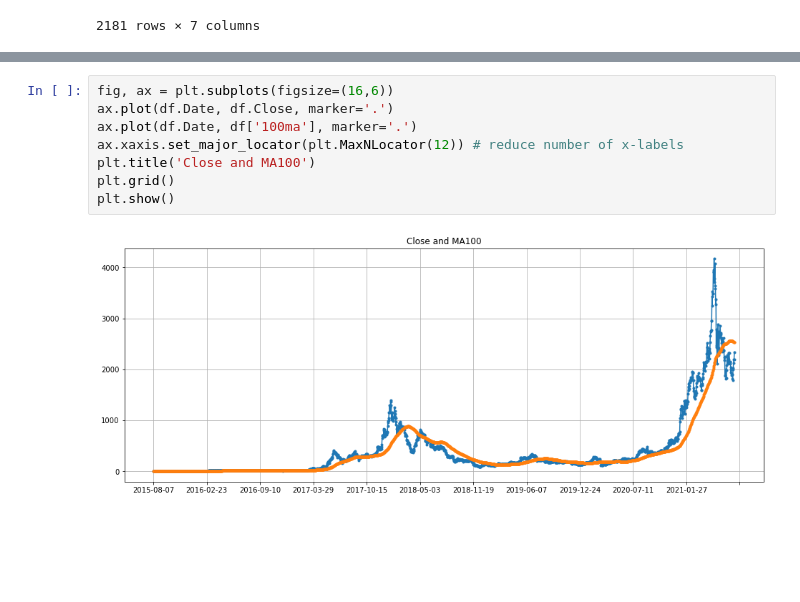
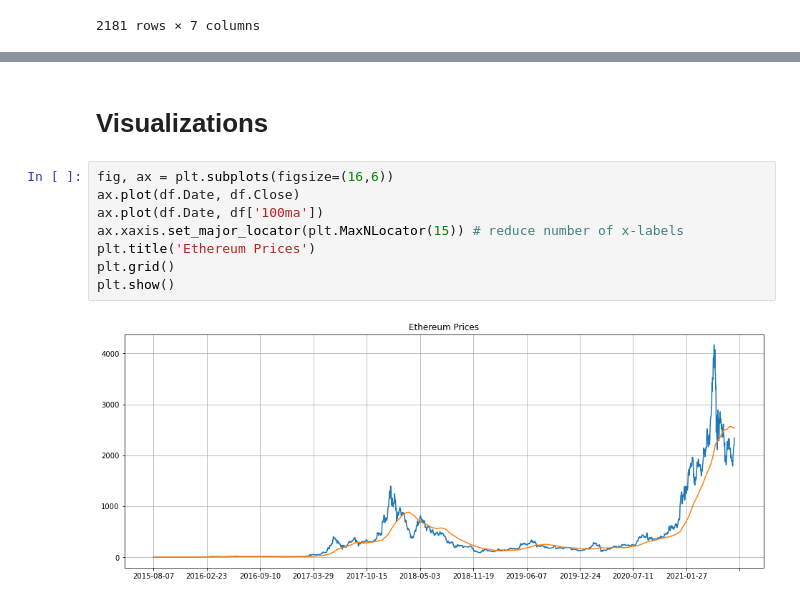
Before and after one commit to pillarxyz/ethereum-trends-analysis, a Jupyter notebook: ethereum-trends-analysis.ipynb, the cells around one changed output, grey strips where cells are left out. Cells and saved outputs as stored; diff of their text form; blank space fills up the shorter version.

Commit message:
more EDA and candlestick plot

```diff
--- a/ethereum-trends-analysis.ipynb
+++ b/ethereum-trends-analysis.ipynb
@@ -67,10 +72,12 @@ plt.show()
+# %% [markdown]
+# Visualizations
 # %%
 fig, ax = plt.subplots(figsize=(16,6))
-ax.plot(df.Date, df.Close, marker='.')
-ax.plot(df.Date, df['100ma'], marker='.')
-ax.xaxis.set_major_locator(plt.MaxNLocator(12)) # reduce number of x-labels
-plt.title('Close and MA100')
+ax.plot(df.Date, df.Close)
+ax.plot(df.Date, df['100ma'])
+ax.xaxis.set_major_locator(plt.MaxNLocator(15)) # reduce number of x-labels
+plt.title('Ethereum Prices')
 plt.grid()
 plt.show()
 # %% [output]
-[figure, old version]
+[figure, new version]
```
Also changed, not shown: parts of 16 cells of this notebook.
